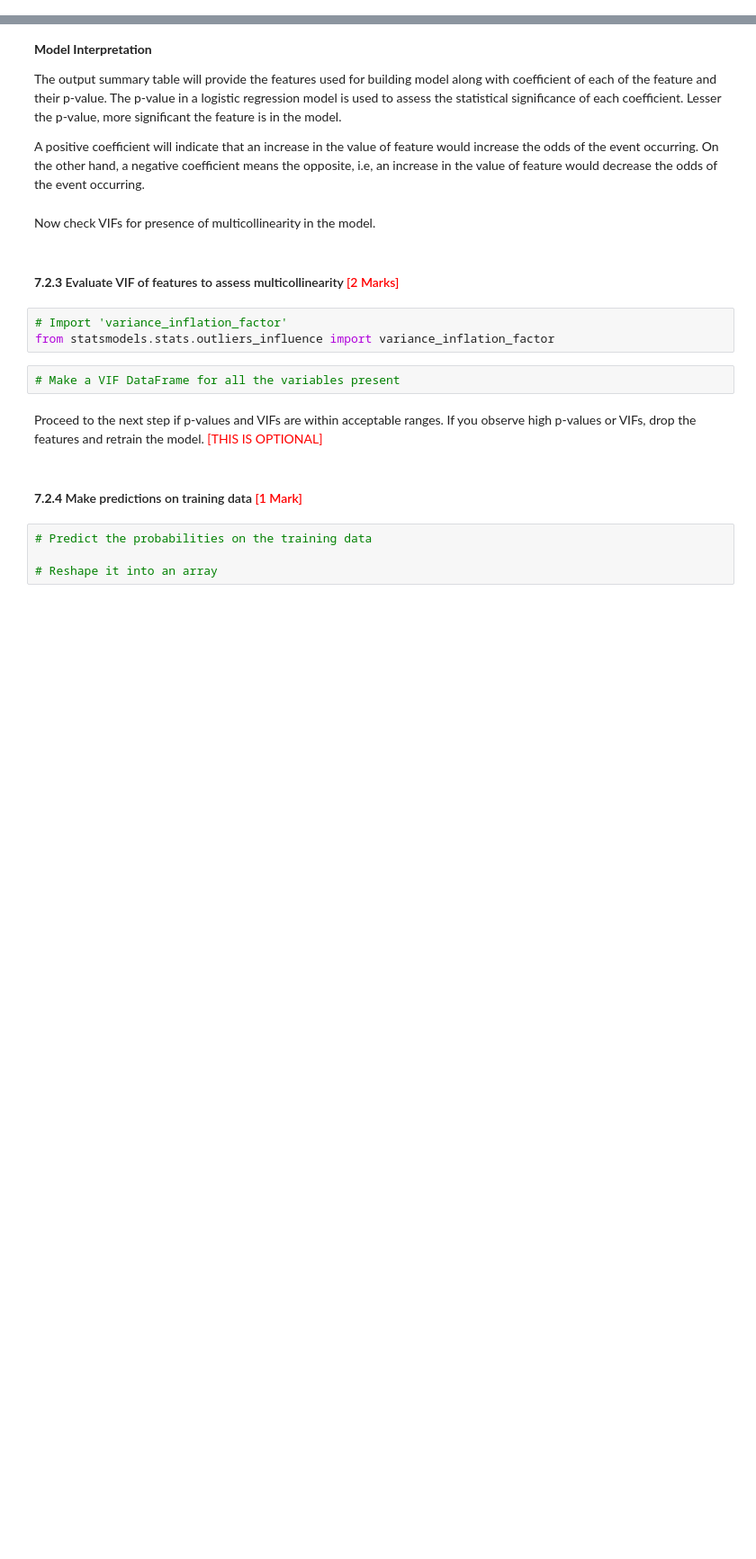
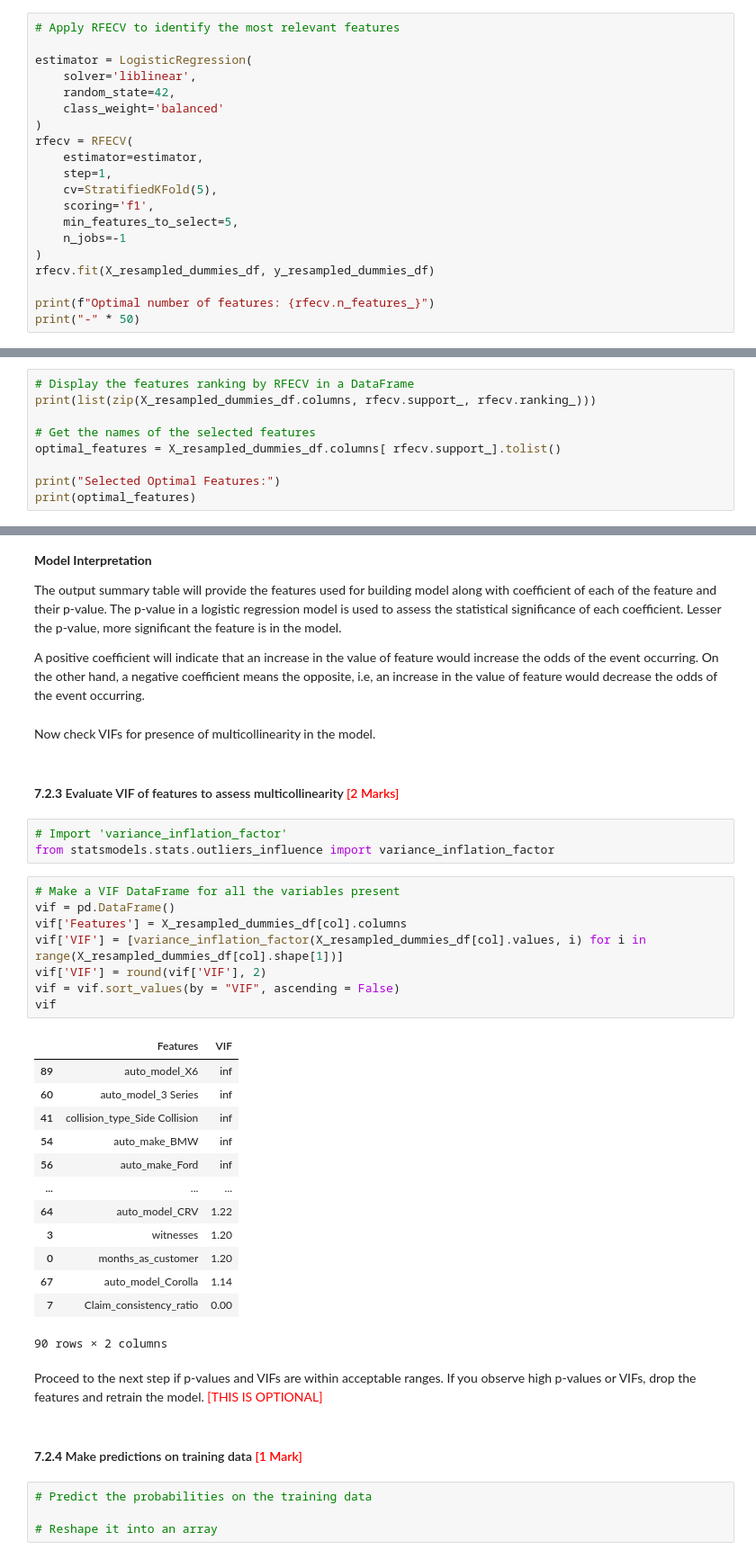
Before and after one commit to jagdsh/model_selection_insurance_fraud_claim, a Jupyter notebook: Fraudulent_Claim_Detection_Starter.ipynb, the cells around one changed output, grey strips where cells are left out. Shown at 90% size. Saved outputs shown, nothing was run; the diff lists cells and outputs as text; blank space fills up the shorter version.

```diff
--- a/Fraudulent_Claim_Detection_Starter.ipynb
+++ b/Fraudulent_Claim_Detection_Starter.ipynb
@@ -1189,0 +1189,20 @@ Identify and select the most relevant features for building a logistic regressio
+# %%
+# Apply RFECV to identify the most relevant features
+
+estimator = LogisticRegression(
+    solver='liblinear',
+    random_state=42,
+    class_weight='balanced'
+)
+rfecv = RFECV(
+    estimator=estimator,
+    step=1,
+    cv=StratifiedKFold(5),
+    scoring='f1',
+    min_features_to_select=5,
+    n_jobs=-1
+)
+rfecv.fit(X_resampled_dummies_df, y_resampled_dummies_df)
+
+print(f"Optimal number of features: {rfecv.n_features_}")
+print("-" * 50)
@@ -1189,0 +1212,9 @@ Identify and select the most relevant features for building a logistic regressio
+# %%
+# Display the features ranking by RFECV in a DataFrame
+print(list(zip(X_resampled_dummies_df.columns, rfecv.support_, rfecv.ranking_)))
+
+# Get the names of the selected features
+optimal_features = X_resampled_dummies_df.columns[ rfecv.support_].tolist()
+
+print("Selected Optimal Features:")
+print(optimal_features)
@@ -1219,8 +1323,28 @@ Now check VIFs for presence of multicollinearity in the model.
 # %%
 # Import 'variance_inflation_factor'
 from statsmodels.stats.outliers_influence import variance_inflation_factor
-# %%
-# Make a VIF DataFrame for all the variables present
+# %%
+# Make a VIF DataFrame for all the variables present
+vif = pd.DataFrame()
+vif['Features'] = X_resampled_dummies_df[col].columns
+vif['VIF'] = [variance_inflation_factor(X_resampled_dummies_df[col].values, i) for i in range(X_resampled_dummies_df[col].shape[1])]
+vif['VIF'] = round(vif['VIF'], 2)
+vif = vif.sort_values(by = "VIF", ascending = False)
+vif
+# %% [output]
+|  | Features | VIF |
+| 89 | auto_model_X6 | inf |
+| 60 | auto_model_3 Series | inf |
+| 41 | collision_type_Side Collision | inf |
+| 54 | auto_make_BMW | inf |
+| 56 | auto_make_Ford | inf |
+| ... | ... | ... |
+| 64 | auto_model_CRV | 1.22 |
+| 3 | witnesses | 1.20 |
+| 0 | months_as_customer | 1.20 |
+| 67 | auto_model_Corolla | 1.14 |
+| 7 | Claim_consistency_ratio | 0.00 |
+90 rows × 2 columns
 # %% [markdown]
 Proceed to the next step if p-values and VIFs are within acceptable ranges. If you observe high p-values or VIFs, drop the features and retrain the model. <font color="red">[THIS IS OPTIONAL]</font>
 # %% [markdown]
```
Also changed, not shown: parts of 11 cells of this notebook.
